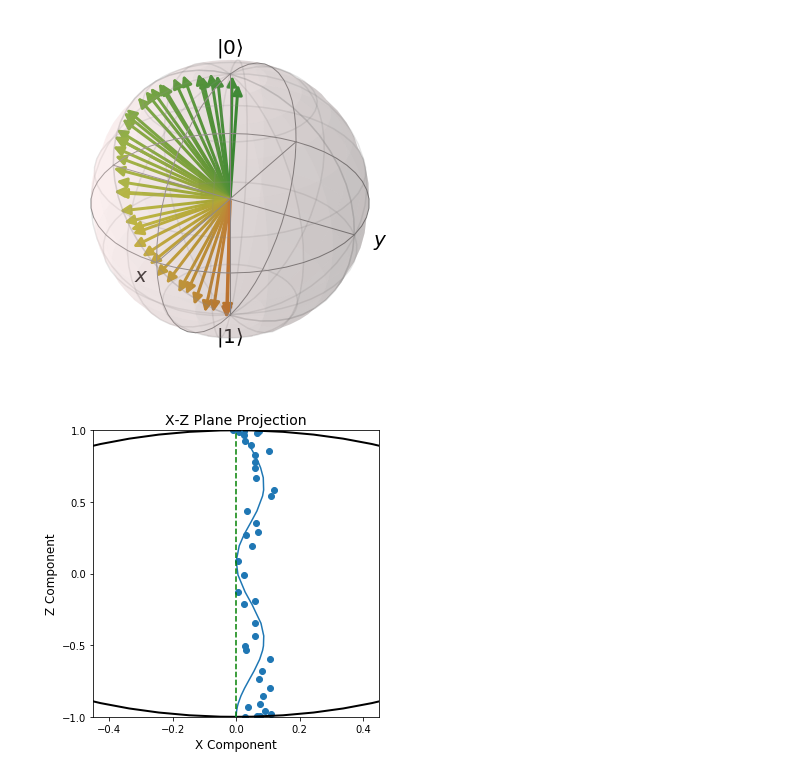
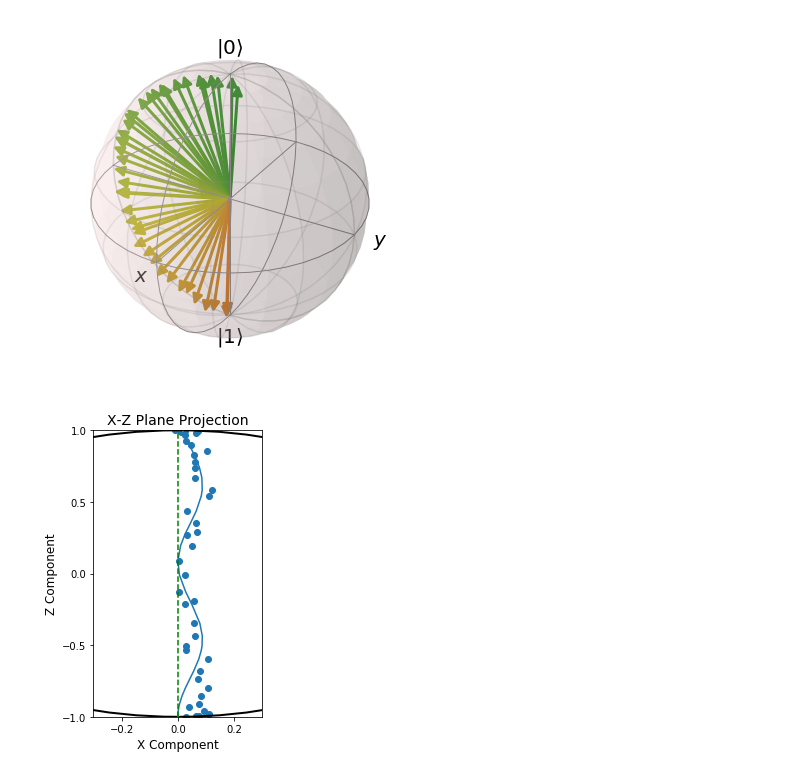
Before and after one commit to singular-value/optimizations_via_openpulse, a Jupyter notebook: DRAG_Dephasings.ipynb, the cells around one changed output. Drawn from its saved outputs; the diff is of its cells as text; code cells hidden in the pictures.

Commit message:
Update sizes of DRAG figures and add an inset into simulation

```diff
--- a/DRAG_Dephasings.ipynb
+++ b/DRAG_Dephasings.ipynb
@@ -171,26 +171,26 @@ b.show()
 # %%
 b.save('Figures/drag_trajectory_bloch_sphere.svg')
 # %%
-fig, ax = plt.subplots(figsize=(5.15, 5.27))
-plt.gcf().subplots_adjust(left=0.13)
+fig, ax = plt.subplots(figsize=(3.5, 5.27))
+plt.gcf().subplots_adjust(left=0.23)
 plt.scatter(xs, zs)
-plt.axis([-0.45, 0.45, -1, 1])
+plt.axis([-0.3, 0.3, -1, 1])
 plt.plot(fit_xs, zs)
 plt.xlabel('X Component', fontsize=12)
 plt.ylabel('Z Component', fontsize=12)
 plt.title('X-Z Plane Projection', fontsize=14)
-plt.xticks([-0.4, -0.2, 0, .2, .4])
+plt.xticks([-0.2, 0, .2])
 plt.yticks([-1, -.5, 0, .5, 1])
 
 plt.plot([0, 0], [-1, 1], 'g--')
 
 circle1 = plt.Circle((0, 0), 1, fill=False, linewidth=2)
 plt.gcf().gca().add_artist(circle1)
 
 
 plt.savefig('Figures/drag_trajectory_2d.svg')
 # %% [output]
-[figure, old version]
+[figure, new version]
 # %%
 from scipy.optimize import curve_fit
 fit_func = lambda z, A, w: A * np.sin((-1-z) * w) ** 2
```
Also changed, not shown: 5 other files.
